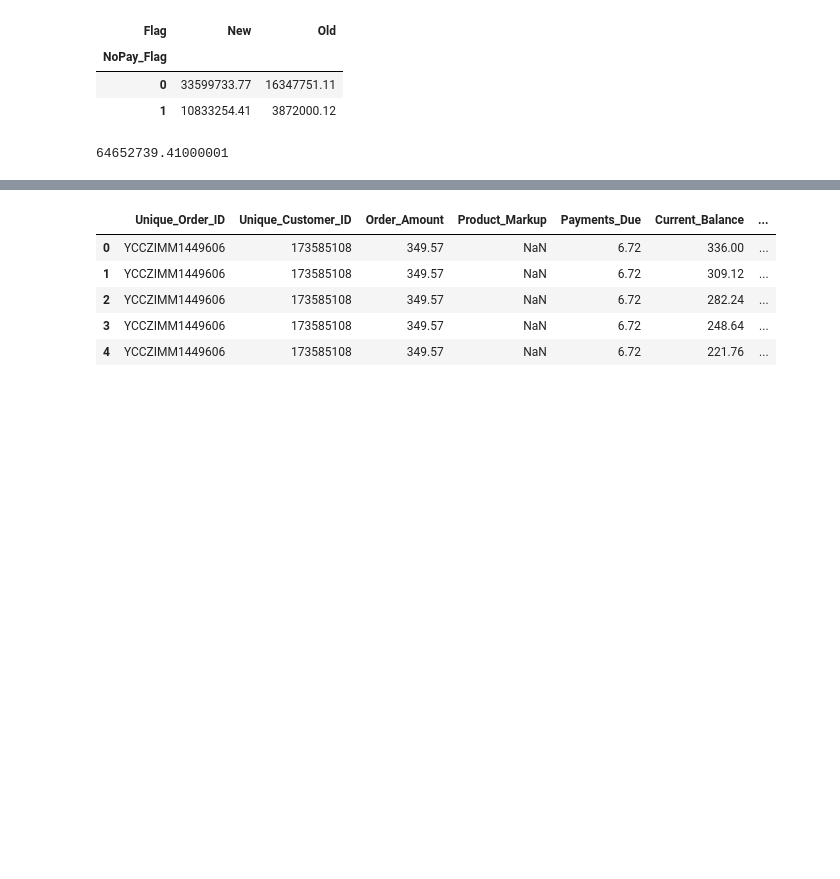
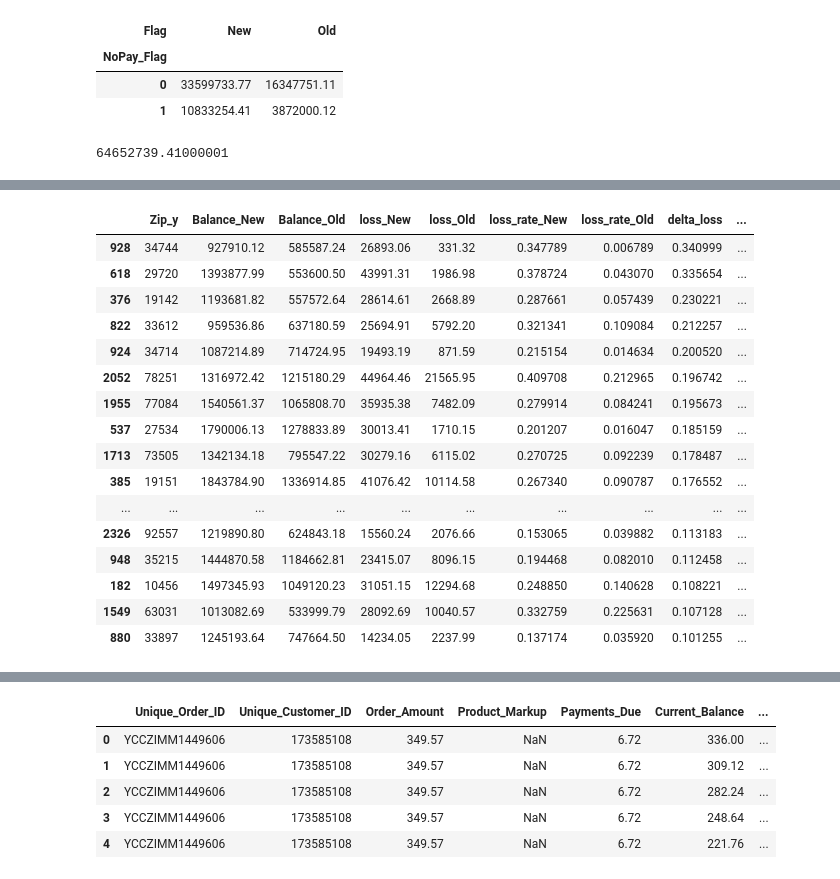
Before and after one commit to XuetingS/PP, a Jupyter notebook: src/Risk Break Down.ipynb, the cells around one changed output, grey strips where cells are left out. Saved outputs shown, nothing was run; the diff lists cells and outputs as text; code cells hidden in the pictures; blank space fills up the shorter version.

```diff
--- a/src/Risk Break Down.ipynb
+++ b/src/Risk Break Down.ipynb
@@ -1321,0 +1545,11 @@ df[(df['Bad']==1)&(df['Ever_Bad']==1)]['2os_loss'].sum()
+# %%
+Zip = Zip_bal.merge(Zip_loss, how='left',on='Zip_y')
+Zip['loss_rate_New'] = Zip['loss_New']/Zip['Balance_New']*12
+Zip['loss_rate_Old'] = Zip['loss_Old']/Zip['Balance_Old']*12
+Zip['delta_loss'] = Zip['loss_rate_New'] - Zip['loss_rate_Old']
+# Zip.to_csv('../data/Zip.csv',index = False)
+# Zip.sort_values('Balance_New',ascending=False)
+# %%
+Zip = Zip.merge(pop, how='left',on='Zip_y')
+zip_city_map = df_zip[['Zip_y','City_y']].drop_duplicates(keep='first')
+Zip = Zip.merge(zip_city_map,on='Zip_y',how='left')
@@ -1321,0 +1600,17 @@ df[(df['Bad']==1)&(df['Ever_Bad']==1)]['2os_loss'].sum()
+# %%
+def zip_size(x):
+    """
+    ~97% small zip
+    ~1.4% middle zip
+    ~0.6% big zip
+    """
+    if x['Pop_New'] >= 200:
+        return 'Big Zip'
+    elif x['Pop_New'] >= 100:
+        return 'Middle Zip'
+    elif x['Pop_New'] >= 50:
+        return 'Small Zip'
+    else:
+        return 'Tiny Zip'
+# %%
+Zip['Size'] = Zip.apply(lambda x: zip_size(x),axis=1)
@@ -1321,0 +1634,20 @@ df[(df['Bad']==1)&(df['Ever_Bad']==1)]['2os_loss'].sum()
+# %%
+Zip[(Zip['Size']=='Middle Zip')&(Zip['delta_loss']>0.1)].sort_values('delta_loss',ascending=False)
+# %% [output]
+|  | Zip_y | Balance_New | Balance_Old | loss_New | loss_Old | loss_rate_New | loss_rate_Old | delta_loss | ... |
+| 928 | 34744 | 927910.12 | 585587.24 | 26893.06 | 331.32 | 0.347789 | 0.006789 | 0.340999 | ... |
+| 618 | 29720 | 1393877.99 | 553600.50 | 43991.31 | 1986.98 | 0.378724 | 0.043070 | 0.335654 | ... |
+| 376 | 19142 | 1193681.82 | 557572.64 | 28614.61 | 2668.89 | 0.287661 | 0.057439 | 0.230221 | ... |
+| 822 | 33612 | 959536.86 | 637180.59 | 25694.91 | 5792.20 | 0.321341 | 0.109084 | 0.212257 | ... |
+| 924 | 34714 | 1087214.89 | 714724.95 | 19493.19 | 871.59 | 0.215154 | 0.014634 | 0.200520 | ... |
+| 2052 | 78251 | 1316972.42 | 1215180.29 | 44964.46 | 21565.95 | 0.409708 | 0.212965 | 0.196742 | ... |
+| 1955 | 77084 | 1540561.37 | 1065808.70 | 35935.38 | 7482.09 | 0.279914 | 0.084241 | 0.195673 | ... |
+| 537 | 27534 | 1790006.13 | 1278833.89 | 30013.41 | 1710.15 | 0.201207 | 0.016047 | 0.185159 | ... |
+| 1713 | 73505 | 1342134.18 | 795547.22 | 30279.16 | 6115.02 | 0.270725 | 0.092239 | 0.178487 | ... |
+| 385 | 19151 | 1843784.90 | 1336914.85 | 41076.42 | 10114.58 | 0.267340 | 0.090787 | 0.176552 | ... |
+| ... | ... | ... | ... | ... | ... | ... | ... | ... | ... |
+| 2326 | 92557 | 1219890.80 | 624843.18 | 15560.24 | 2076.66 | 0.153065 | 0.039882 | 0.113183 | ... |
+| 948 | 35215 | 1444870.58 | 1184662.81 | 23415.07 | 8096.15 | 0.194468 | 0.082010 | 0.112458 | ... |
+| 182 | 10456 | 1497345.93 | 1049120.23 | 31051.15 | 12294.68 | 0.248850 | 0.140628 | 0.108221 | ... |
+| 1549 | 63031 | 1013082.69 | 533999.79 | 28092.69 | 10040.57 | 0.332759 | 0.225631 | 0.107128 | ... |
+| 880 | 33897 | 1245193.64 | 747664.50 | 14234.05 | 2237.99 | 0.137174 | 0.035920 | 0.101255 | ... |
```
Also changed, not shown: parts of 62 cells of this notebook.
